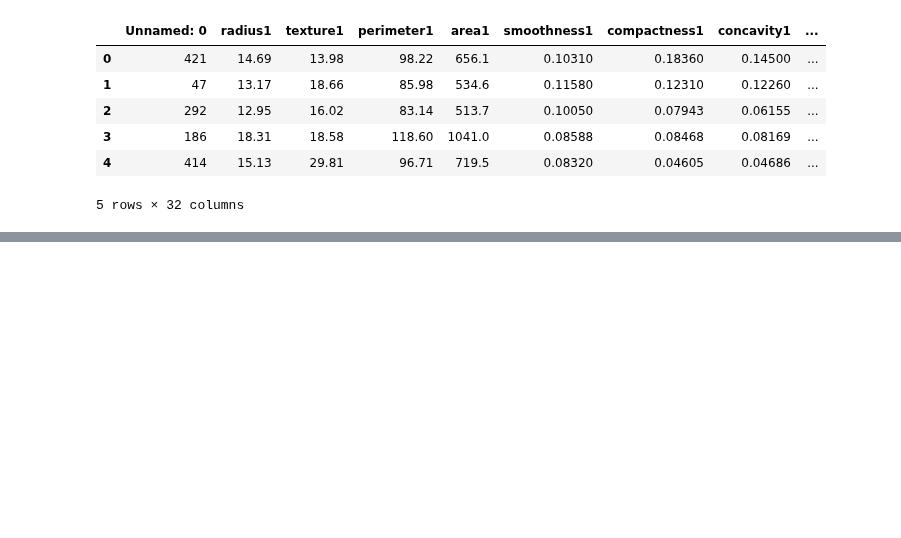
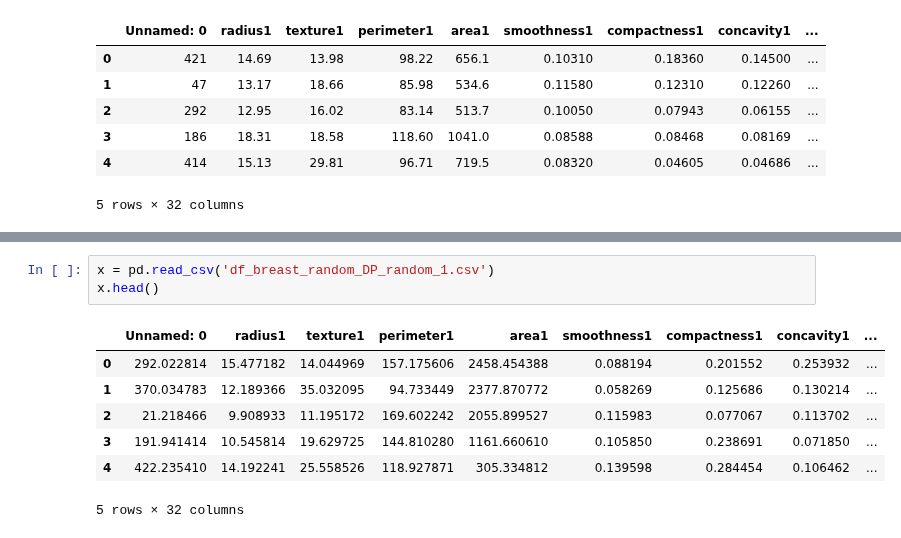
Before and after one commit to dariofenoglio98/CF_FL, a Jupyter notebook: data/client_split.ipynb, the cells around one changed output, grey strips where cells are left out. Drawn from its saved outputs; the diff is of its cells as text; blank space fills up the shorter version.

```diff
--- a/data/client_split.ipynb
+++ b/data/client_split.ipynb
@@ -731,0 +445,11 @@ Epoch 1000 / 1000, Cost : 0.5735, Acc : 99.51 %, Validity : 89.98 %, Val Cost :
+# %%
+x = pd.read_csv('df_breast_random_DP_random_1.csv')
+x.head()
+# %% [output]
+|  | Unnamed: 0 | radius1 | texture1 | perimeter1 | area1 | smoothness1 | compactness1 | concavity1 | ... |
+| 0 | 292.022814 | 15.477182 | 14.044969 | 157.175606 | 2458.454388 | 0.088194 | 0.201552 | 0.253932 | ... |
+| 1 | 370.034783 | 12.189366 | 35.032095 | 94.733449 | 2377.870772 | 0.058269 | 0.125686 | 0.130214 | ... |
+| 2 | 21.218466 | 9.908933 | 11.195172 | 169.602242 | 2055.899527 | 0.115983 | 0.077067 | 0.113702 | ... |
+| 3 | 191.941414 | 10.545814 | 19.629725 | 144.810280 | 1161.660610 | 0.105850 | 0.238691 | 0.071850 | ... |
+| 4 | 422.235410 | 14.192241 | 25.558526 | 118.927871 | 305.334812 | 0.139598 | 0.284454 | 0.106462 | ... |
+5 rows × 32 columns
```
Also changed, not shown: parts of 25 cells of this notebook, 3 other files.
